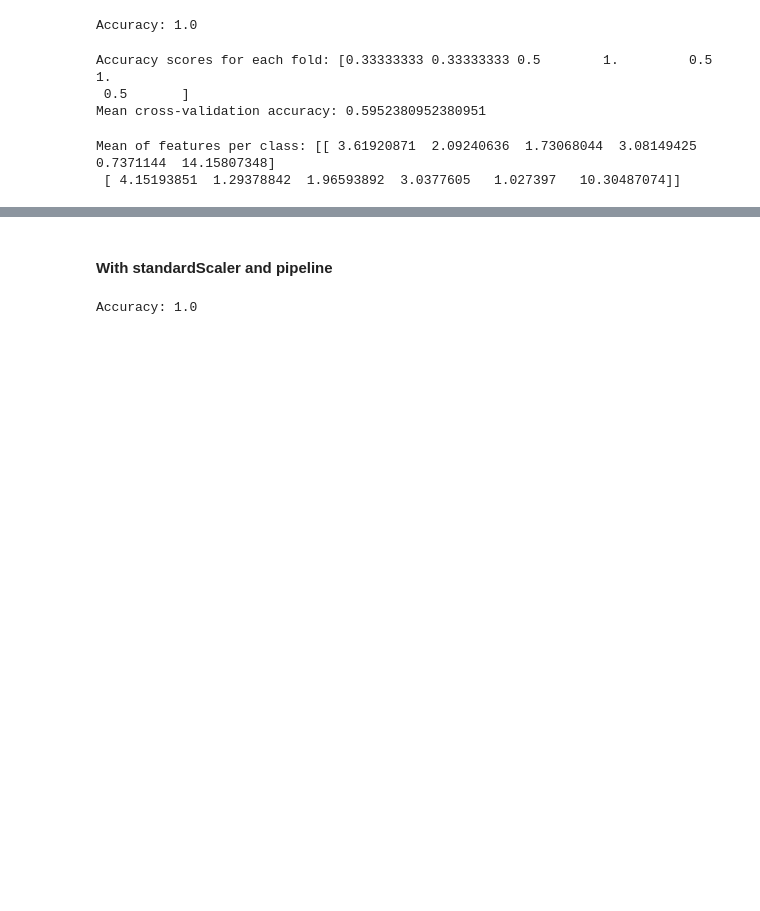
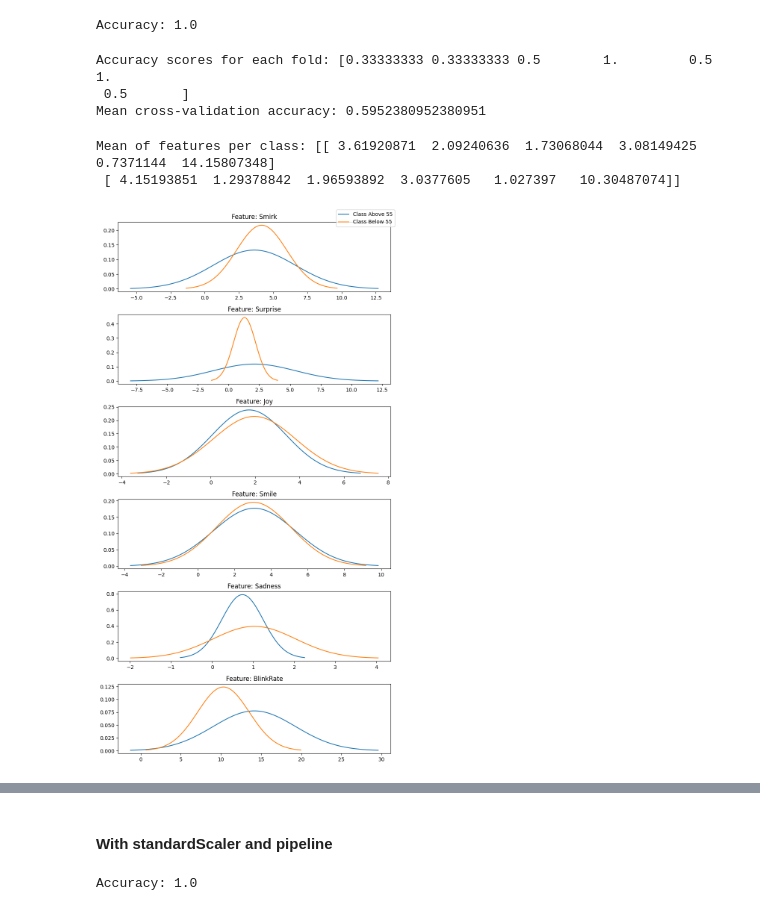
Before and after one commit to litalshl/classifiers, a Jupyter notebook: grade groups model/For Publication/Full session mean classifiers.ipynb, the cells around one changed output, grey strips where cells are left out. Drawn from its saved outputs; the diff is of its cells as text; code cells hidden in the pictures; blank space fills up the shorter version.

```diff
--- a/grade groups model/For Publication/Full session mean classifiers.ipynb
+++ b/grade groups model/For Publication/Full session mean classifiers.ipynb
@@ -337,6 +350,47 @@ print("Mean of features per class:", gnb.theta_)
 # %% [output]
 Mean of features per class: [[ 3.61920871  2.09240636  1.73068044  3.08149425  0.7371144  14.15807348]
  [ 4.15193851  1.29378842  1.96593892  3.0377605   1.027397   10.30487074]]
+# %%
+import numpy as np
+import matplotlib.pyplot as plt
+from scipy.stats import norm
+
+def plot_gaussian_nb_distributions(model, X_train, feature_names):
+    """
+    Visualizes the Gaussian distributions of features for each class in a GaussianNB model.
+
+    Parameters:
+    - model: Trained GaussianNB model.
+    - X_train: Training dataset features (pandas DataFrame).
+    - feature_names: List of feature names (column names in X_train).
+    """
+    n_features = X_train.shape[1]
+    n_classes = len(model.classes_)
+
+    # Adjust for the number of features (use a larger figure size for readability if necessary)
+    fig, axs = plt.subplots(n_features, 1, figsize=(8, n_features * 2.5), squeeze=False)
+
+    for feature_idx in range(n_features):
+        for class_idx in range(n_classes):
+            # Mean and variance for the current feature in the current class
+            mean = model.theta_[class_idx, feature_idx]
+            variance = model.var_[class_idx, feature_idx]
+            # Creating a range of values for probability density function
+            x = np.linspace(mean - 3*np.sqrt(variance), mean + 3*np.sqrt(variance), 100)
+            # Plotting the distribution
+            axs[feature_idx, 0].plot(x, norm.pdf(x, mean, np.sqrt(variance)), label=f'Class {model.classes_[class_idx]}')
+            axs[feature_idx, 0].set_title(f'Feature: {feature_names[feature_idx]}')
+
+    # Add a legend outside the last subplot
+    fig.legend(labels=[f'Class {cls}' for cls in model.classes_], loc='upper right')
+    plt.tight_layout()
+    plt.show()
+
+
+feature_names = X_train.columns.tolist()
+plot_gaussian_nb_distributions(gnb, X_train, feature_names)
+# %% [output]
+[figure, added]
 # %%
 from joblib import dump
 
```
Also changed, not shown: parts of 8 cells of this notebook, 2 other files.
